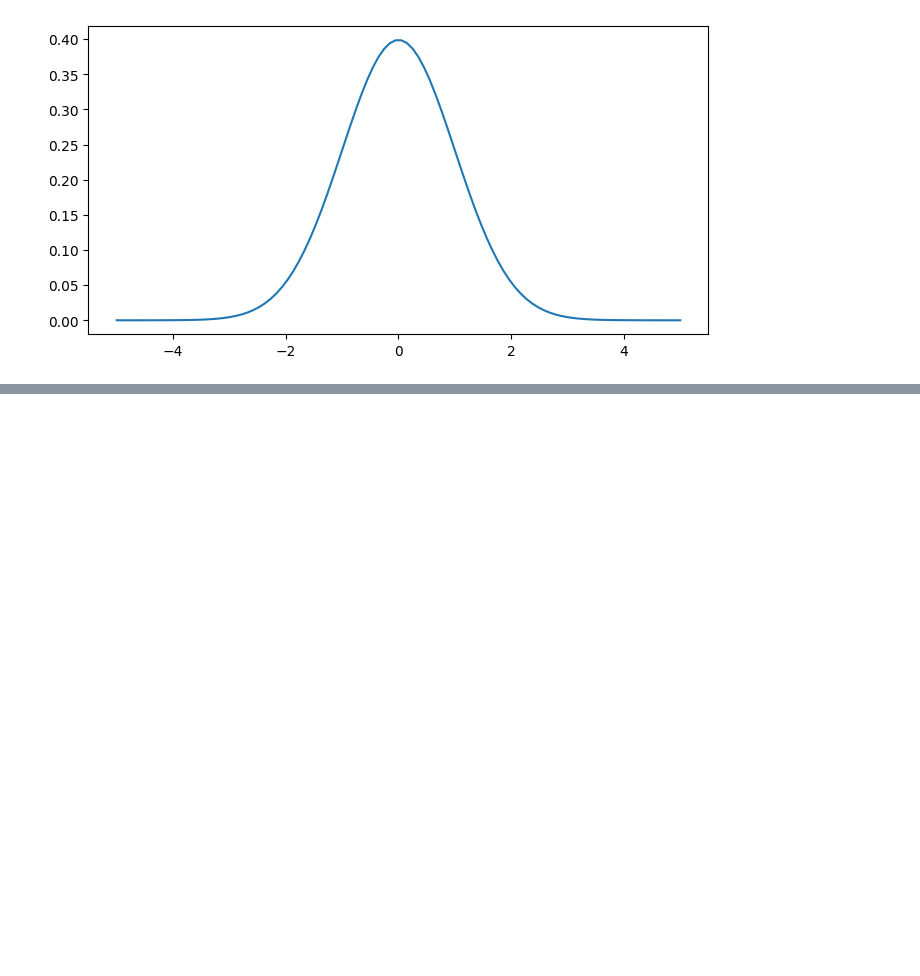
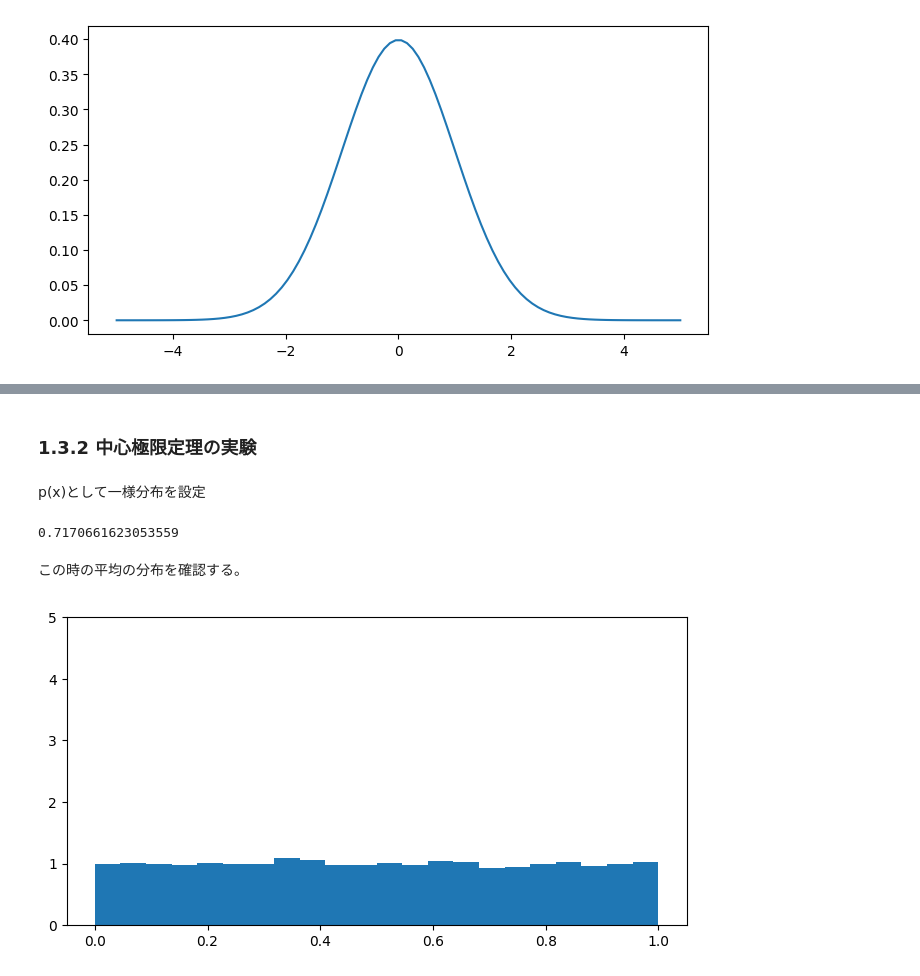
Before and after one commit to Spica08/deep-learning-from-scratch-5, a Jupyter notebook: step1.ipynb, the cells around one changed output, grey strips where cells are left out. Drawn from its saved outputs; the diff is of its cells as text; code cells hidden in the pictures; blank space fills up the shorter version.

```diff
--- a/step1.ipynb
+++ b/step1.ipynb
@@ -58,0 +98,37 @@ fig.show()
+# %% [markdown]
+### 1.3.2 中心極限定理の実験
+# %% [markdown]
+p(x)として一様分布を設定
+# %%
+N = 3 # sample size
+
+xs = []
+for n in range(N):
+    x = np.random.rand() # uniform distribution
+    xs.append(x)
+
+x_mean = np.mean(xs)
+print(x_mean)
+# %% [output]
+0.7170661623053559
+# %% [markdown]
+この時の平均の分布を確認する。
+# %%
+x_means = []
+N = 1 # sample size
+
+for _ in range(10000):
+    xs = []
+    for n  in range(N):
+        x = np.random.rand()
+        xs.append(x)
+    mean = np.mean(xs)
+    x_means.append(mean)
+
+fig, ax = plt.subplots(figsize = (8, 4))
+ax.hist(x_means, bins = "auto", density = True)
+ax.set_xlim(-0.05, 1.05)
+ax.set_ylim(0, 5)
+fig.show()
+# %% [output]
+[figure, added]
```
Also changed, not shown: parts of 13 cells of this notebook.
